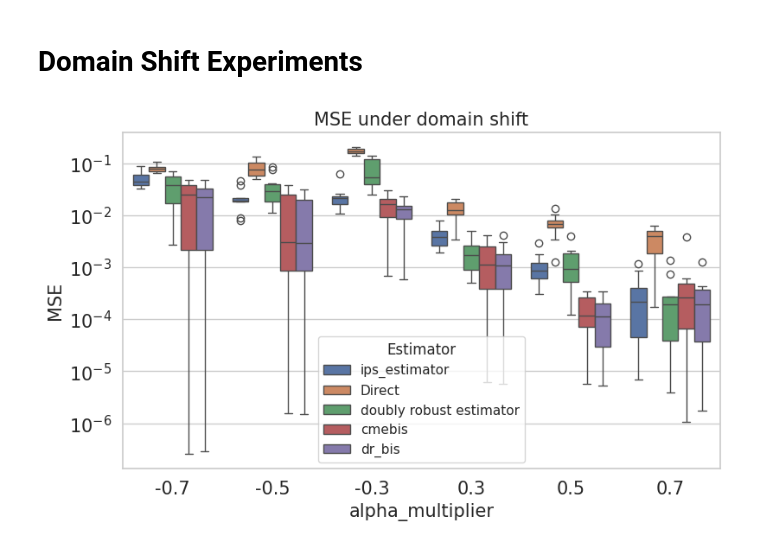
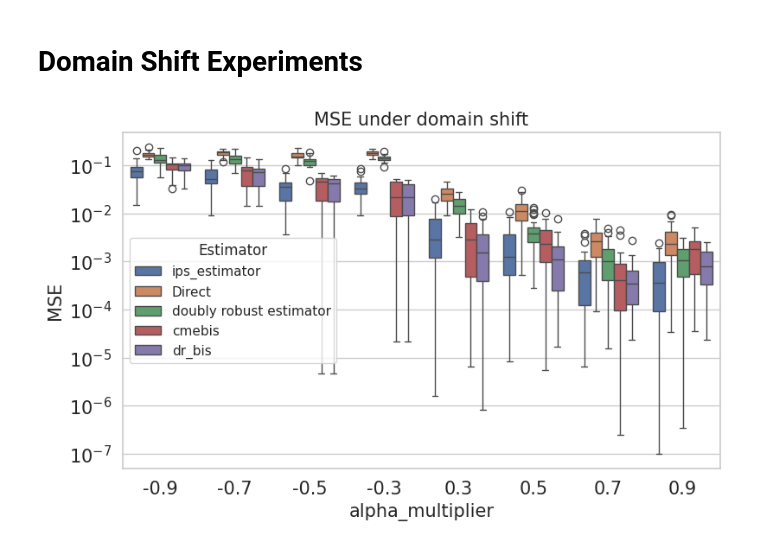
Before and after one commit to houssamzenati/counterfactual-policy-mean-embedding, a Jupyter notebook: src/policy_evaluation/Plot_Simulation_Results.ipynb, the cells around one changed output. Drawn from its saved outputs; the diff is of its cells as text; code cells hidden in the pictures.

```diff
--- a/src/policy_evaluation/Plot_Simulation_Results.ipynb
+++ b/src/policy_evaluation/Plot_Simulation_Results.ipynb
@@ -33,0 +51,13 @@ plt.show()
+# %%
+# Plotting results
+sns.set(style="whitegrid")
+plt.figure(figsize=(8, 5))
+sns.pointplot(
+    data=full_results, x="Observation Size", y="MSE", hue="Estimator"
+    # , marker="o"
+)
+plt.yscale("log")
+plt.title("Number of Observations vs MSE")
+plt.tight_layout()
+ApplyFont(plt.gca(), xlabel_text_size = 15.0, ylabel_text_size = 15.0, title_text_size = 15.0, ticks_text_size = 15,)
+plt.show()
@@ -52,0 +87,13 @@ plt.show()
+# %%
+# Plotting results
+sns.set(style="whitegrid")
+plt.figure(figsize=(8, 5))
+sns.pointplot(
+    data=full_results, x="context_dim", y="MSE", hue="Estimator"
+    # , marker="o"
+)
+plt.yscale("log")
+plt.title("Number of Context vs MSE")
+plt.tight_layout()
+ApplyFont(plt.gca(), xlabel_text_size = 15.0, ylabel_text_size = 15.0, title_text_size = 15.0, ticks_text_size = 15,)
+plt.show()
@@ -53,19 +102,22 @@ plt.show()
 # %% [markdown]
 # Domain Shift Experiments
 # %%
-full_results = pd.read_csv(r"Results/OPE_domain_shift_result_10iter.csv")
+full_results1 = pd.read_csv(r"Results/OPE_domain_shift_result_minus09_upto_minus05.csv")
+full_results2 = pd.read_csv(r"Results/OPE_domain_shift_result_minus03_upto_05.csv")
+full_results3 = pd.read_csv(r"Results/OPE_domain_shift_result_07_upto_09.csv")
+full_results = pd.concat([full_results1, full_results2, full_results3])
 SetPlotRC()
 # Plotting results
 sns.set(style="whitegrid")
 plt.figure(figsize=(8, 5))
 sns.boxplot(
     data=full_results, x="alpha_multiplier", y="MSE", hue="Estimator"
     # , marker="o"
 )
 plt.yscale("log")
 plt.title("MSE under domain shift")
 plt.tight_layout()
 ApplyFont(plt.gca(), xlabel_text_size = 15.0, ylabel_text_size = 15.0, title_text_size = 15.0, ticks_text_size = 15,)
 plt.show()
 # %% [output]
-[figure, old version]
+[figure, new version]
```
Also changed, not shown: parts of 8 cells of this notebook, 33 other files.
